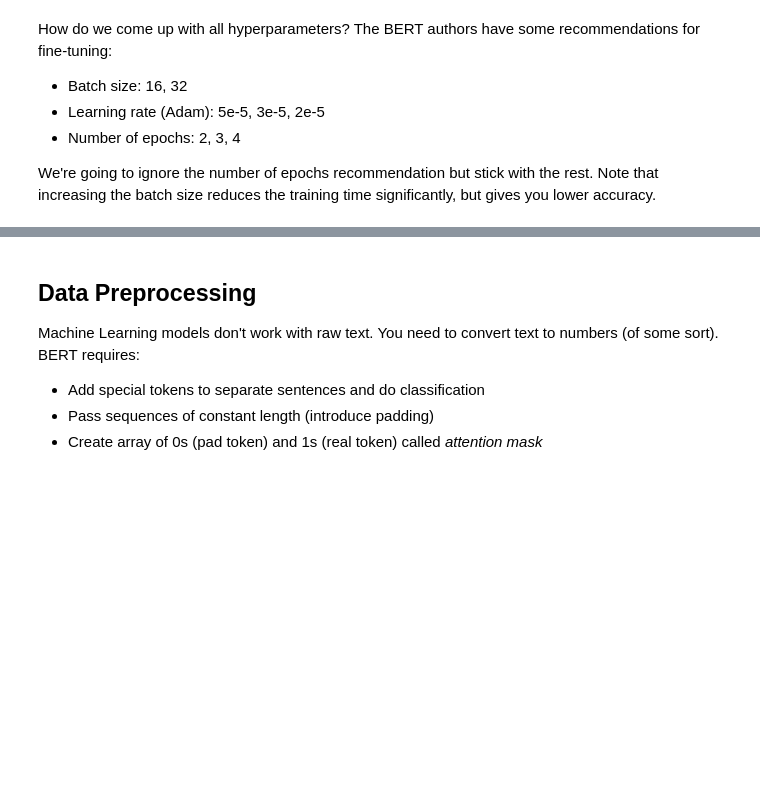
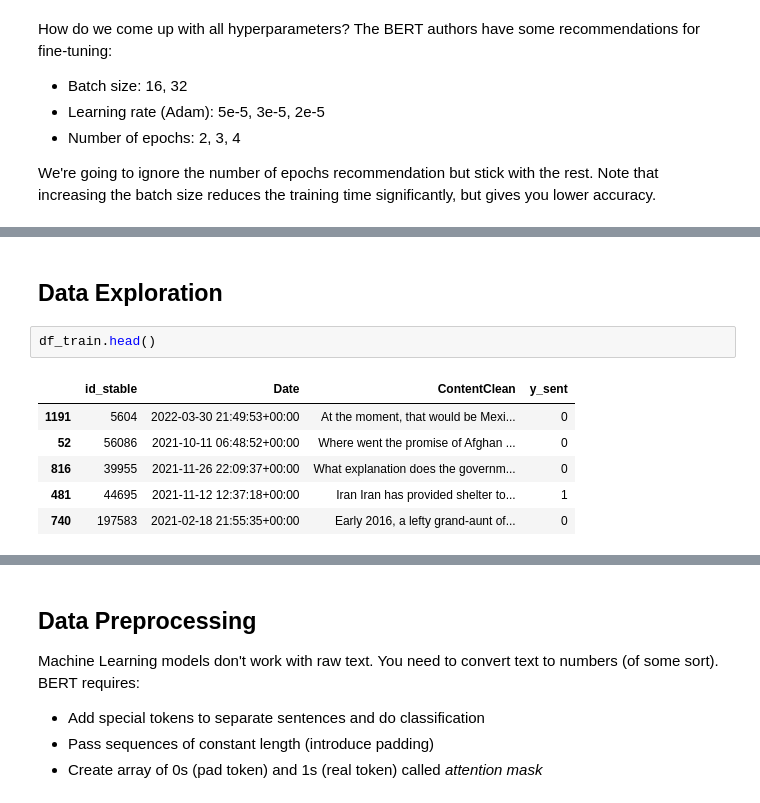
Before and after one commit to loopyQueen/RefugeeSentiment, a Jupyter notebook: nlpBert/bert.ipynb, the cells around one changed output, grey strips where cells are left out. Cells and saved outputs as stored; diff of their text form; blank space fills up the shorter version.

```diff
--- a/nlpBert/bert.ipynb
+++ b/nlpBert/bert.ipynb
@@ -117,0 +146,11 @@ df.head()
+# %% [markdown]
+## Data Exploration
+# %%
+df_train.head()
+# %% [output]
+|  | id_stable | Date | ContentClean | y_sent |
+| 1191 | 5604 | 2022-03-30 21:49:53+00:00 | At the moment, that would be Mexi... | 0 |
+| 52 | 56086 | 2021-10-11 06:48:52+00:00 | Where went the promise of Afghan ... | 0 |
+| 816 | 39955 | 2021-11-26 22:09:37+00:00 | What explanation does the governm... | 0 |
+| 481 | 44695 | 2021-11-12 12:37:18+00:00 | Iran Iran has provided shelter to... | 1 |
+| 740 | 197583 | 2021-02-18 21:55:35+00:00 | Early 2016, a lefty grand-aunt of... | 0 |
```
Also changed, not shown: parts of 40 cells of this notebook, 1 other file.
